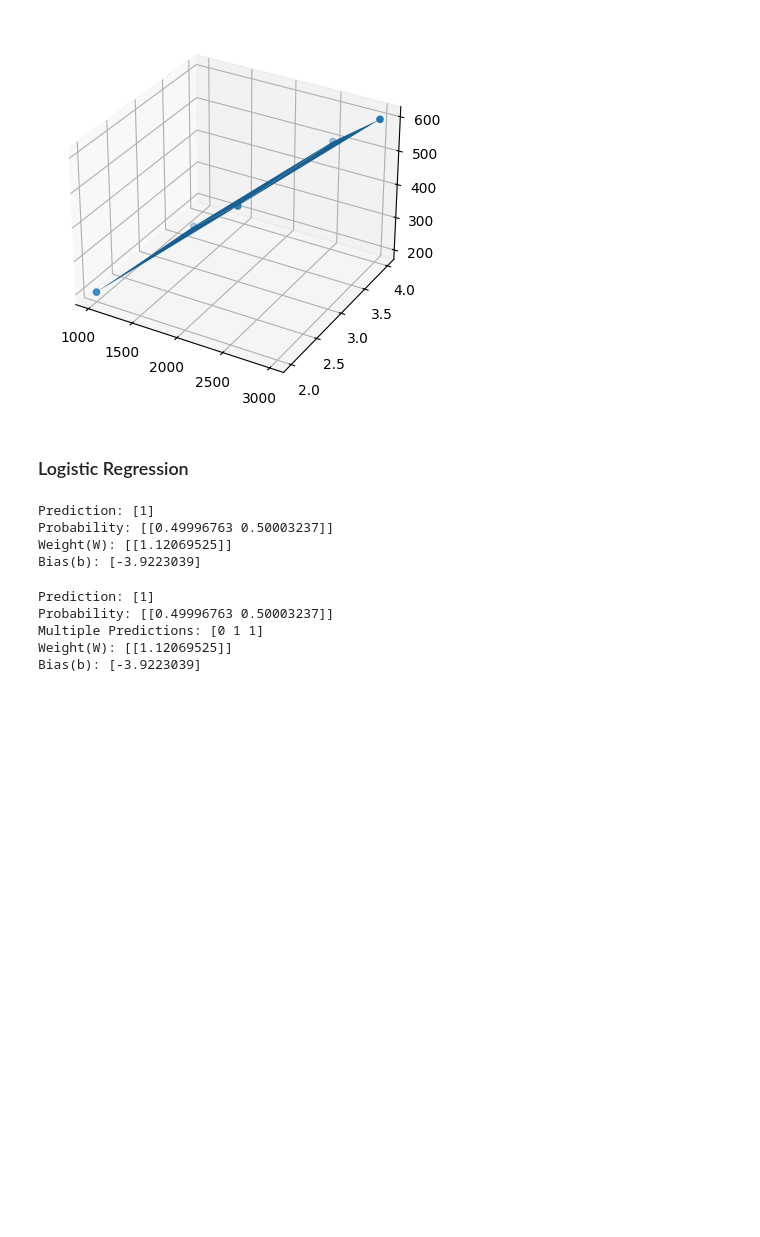
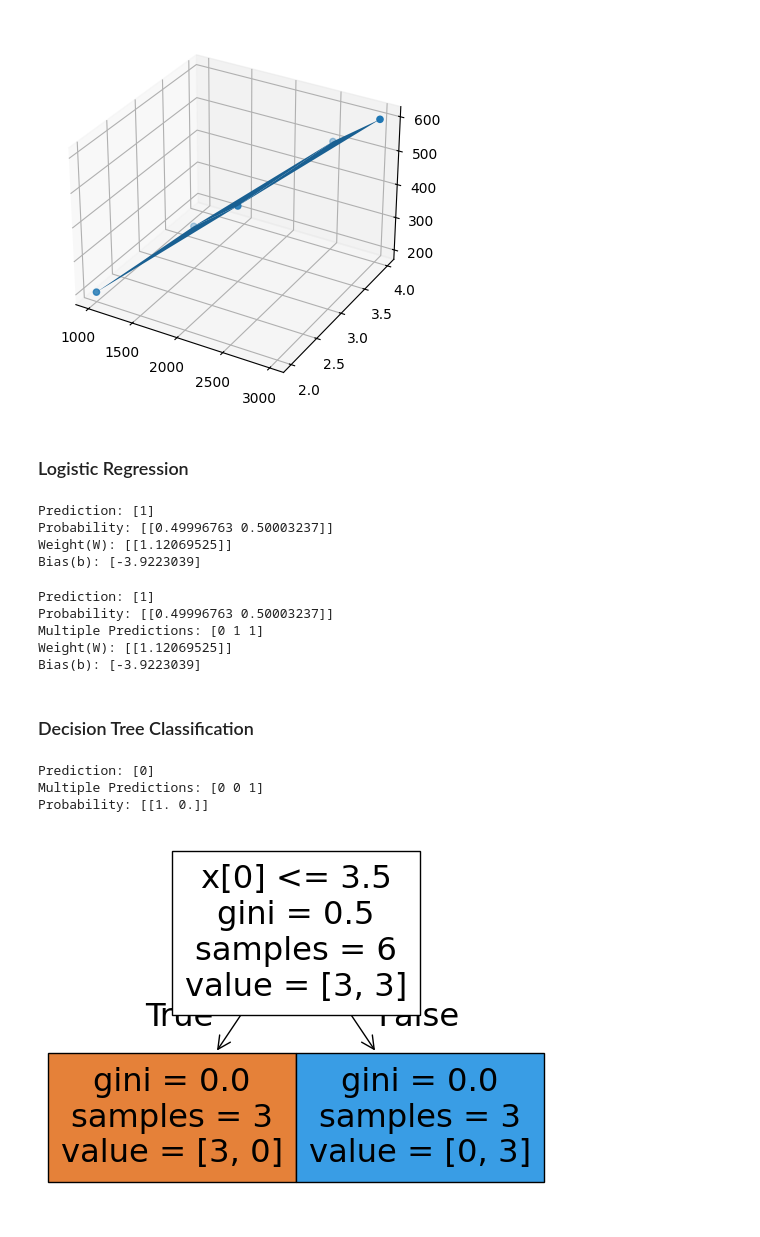
Before and after one commit to Saurav-T/pyside6-app-dev, a Jupyter notebook: day-15/scikit1.ipynb, the cells around one changed output. Drawn from its saved outputs; the diff is of its cells as text; code cells hidden in the pictures; blank space fills up the shorter version.

Commit message:
feat: add decision tree in scikit learn tutorial

```diff
--- a/day-15/scikit1.ipynb
+++ b/day-15/scikit1.ipynb
@@ -158,3 +158,5 @@ Probability: [[0.49996763 0.50003237]]
 Multiple Predictions: [0 1 1]
 Weight(W): [[1.12069525]]
 Bias(b): [-3.9223039]
+# %% [markdown]
+### Decision Tree Classification
@@ -160,0 +166,31 @@ Bias(b): [-3.9223039]
+# %%
+X = np.array([[1],
+              [2],
+              [3],
+              [4],
+              [5],
+              [6]])
+
+y = np.array([0, 0, 0, 1, 1, 1])
+
+model = DecisionTreeClassifier()
+
+model.fit(X, y)
+
+prediction = model.predict([[3.5]])
+
+print("Prediction:", prediction)
+
+hours = [[2], [3.5], [5]]
+
+print("Multiple Predictions:", model.predict(hours))
+
+print("Probability:", model.predict_proba([[3.5]]))
+
+plot_tree(model, filled=True)
+plt.show()
+# %% [output]
+Prediction: [0]
+Multiple Predictions: [0 0 1]
+Probability: [[1. 0.]]
+[figure, added]
```
Also changed, not shown: parts of 1 cell of this notebook.
